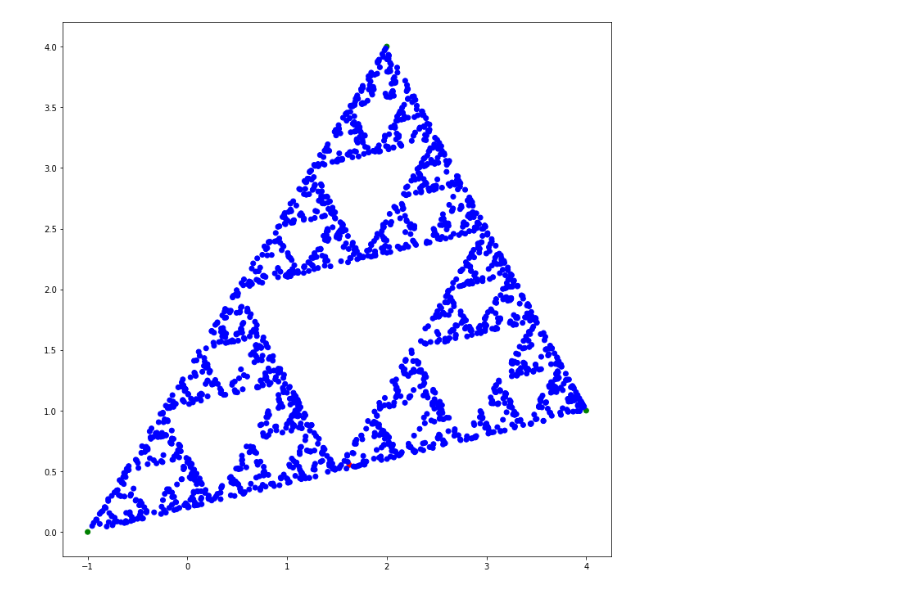
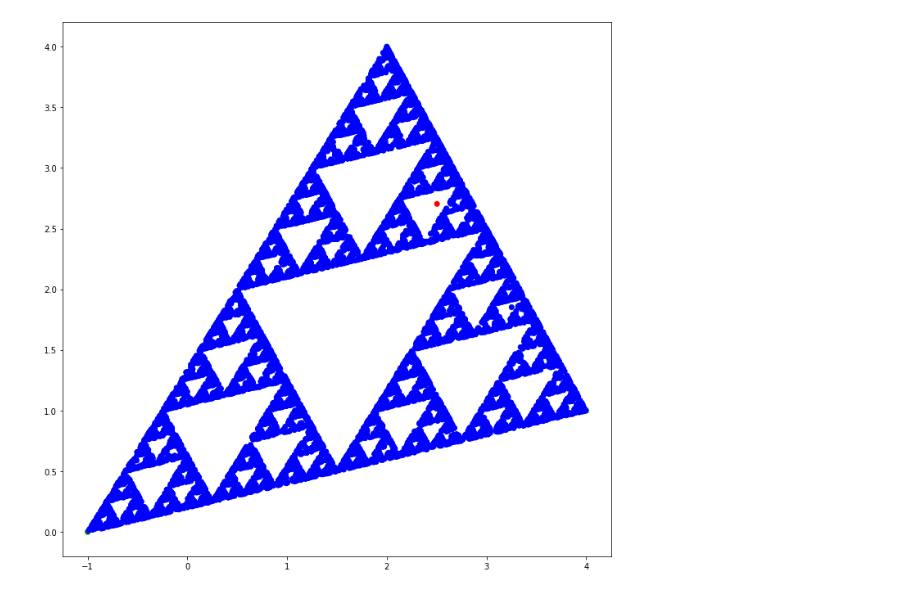
Before and after one commit to PavelStelmakhV/hw303-data-visualization, a Jupyter notebook: sierpinski_pattern.ipynb, the cells around one changed output. Saved outputs shown, nothing was run; the diff lists cells and outputs as text; code cells hidden in the pictures.

```diff
--- a/sierpinski_pattern.ipynb
+++ b/sierpinski_pattern.ipynb
@@ -5,47 +5,47 @@ import numpy as np
 import matplotlib.pyplot as plt
 
 
-ITERATION = 2000
+ITERATION = 10000
 
 
 def point_in_triangle(point, a, b, c):
   p = np.cross(a-point, b-a)
   q = np.cross(b-point, c-b)
   r = np.cross(c-point, a-c)
-  if (p <= 0 and q <= 0 and r <= 0) or (p >= 0 and q >= 0 and r >= 0):
+  if (p < 0 and q < 0 and r < 0) or (p > 0 and q > 0 and r > 0):
     return True
   return False
 
 
 def random_point(points):
   rng = np.random.default_rng()
   point = np.zeros((2, ), dtype=float)
   while True:
-    point[0] = rng.random() * points[:, 0].max() + points[:, 0].min()
-    point[1] = rng.random() * points[:, 1].max() + points[:, 1].min()
+    point[0] = rng.random() * (points[:, 0].max() - points[:, 0].min()) + points[:, 0].min()
+    point[1] = rng.random() * (points[:, 1].max() - points[:, 1].min()) + points[:, 1].min()
     if point_in_triangle(point, points[0], points[1], points[2]):
       return point
 
 
 def middle_point(p1, p2):
   return [(p1[0] + p2[0]) / 2, (p1[1] + p2[1]) / 2]
 
 
 points = np.zeros((ITERATION + 3, 2), dtype=float)
 points[0] = [-1, 0]
 points[1] = [2, 4]
 points[2] = [4, 1]
 points[3] = random_point(points[:3])
 
 rng = np.random.default_rng()
 for num_point in range(ITERATION-1):
   apex = points[rng.integers(low=0, high=2, endpoint = True)]
   points[4 + num_point] = middle_point(points[3 + num_point], apex)
 
 color = ['g'] * 3 + ['r'] + ['b'] * (ITERATION-1)
 %matplotlib inline
 plt.figure(figsize = (12,12))
 plt.scatter(points[:, 0], points[:, 1], linewidths=1, c=color)
 plt.show()
 # %% [output]
-[figure, old version]
+[figure, new version]
```
